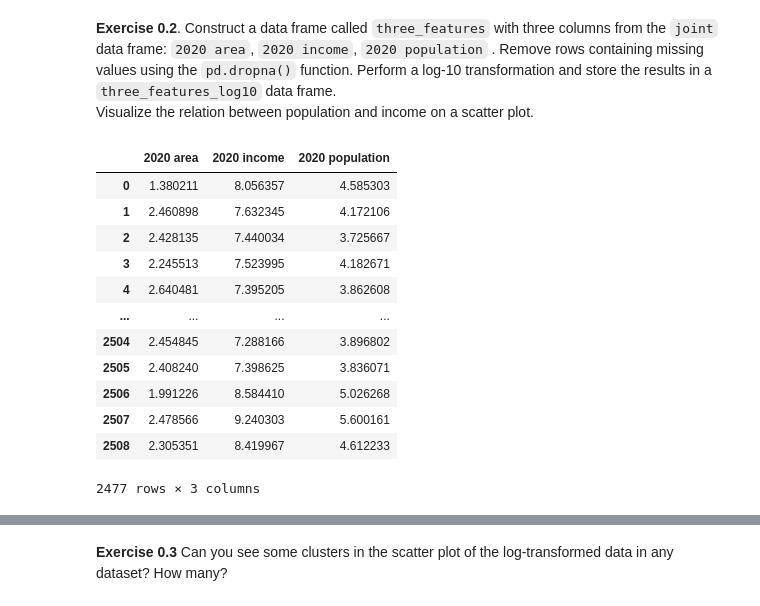
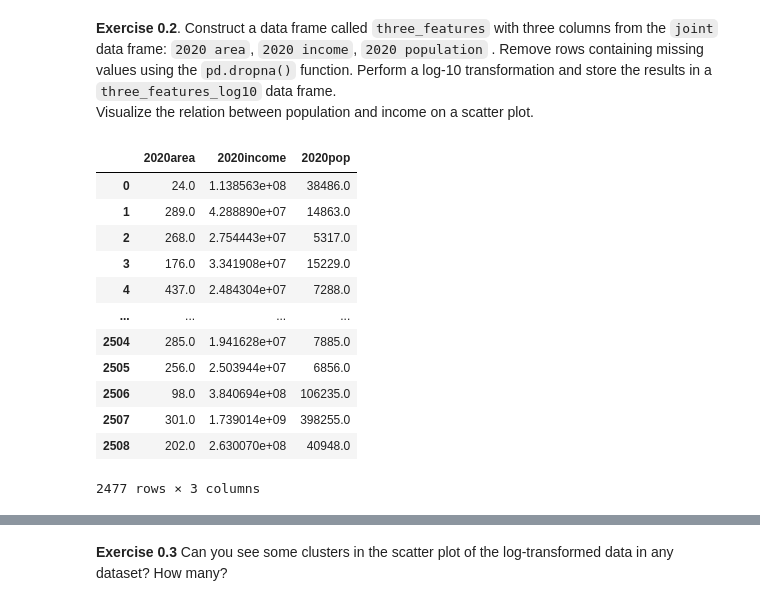
Before and after one commit to sylwia-sapkowska/intro-to-ml, a Jupyter notebook: 4_Clustering_student_version.ipynb, the cells around one changed output, grey strips where cells are left out. Saved outputs shown, nothing was run; the diff lists cells and outputs as text; code cells hidden in the pictures.

```diff
--- a/4_Clustering_student_version.ipynb
+++ b/4_Clustering_student_version.ipynb
@@ -160,19 +184,20 @@ px.scatter_3d(three_features_log10,x="2020area",y="2020income",z="2020pop")
 Visualize the relation between population and income on a scatter plot.
 # %%
 # Put your code here
+three_features
 # %% [output]
-|  | 2020 area | 2020 income | 2020 population |
-| 0 | 1.380211 | 8.056357 | 4.585303 |
-| 1 | 2.460898 | 7.632345 | 4.172106 |
-| 2 | 2.428135 | 7.440034 | 3.725667 |
-| 3 | 2.245513 | 7.523995 | 4.182671 |
-| 4 | 2.640481 | 7.395205 | 3.862608 |
+|  | 2020area | 2020income | 2020pop |
+| 0 | 24.0 | 1.138563e+08 | 38486.0 |
+| 1 | 289.0 | 4.288890e+07 | 14863.0 |
+| 2 | 268.0 | 2.754443e+07 | 5317.0 |
+| 3 | 176.0 | 3.341908e+07 | 15229.0 |
+| 4 | 437.0 | 2.484304e+07 | 7288.0 |
 | ... | ... | ... | ... |
-| 2504 | 2.454845 | 7.288166 | 3.896802 |
-| 2505 | 2.408240 | 7.398625 | 3.836071 |
-| 2506 | 1.991226 | 8.584410 | 5.026268 |
-| 2507 | 2.478566 | 9.240303 | 5.600161 |
-| 2508 | 2.305351 | 8.419967 | 4.612233 |
+| 2504 | 285.0 | 1.941628e+07 | 7885.0 |
+| 2505 | 256.0 | 2.503944e+07 | 6856.0 |
+| 2506 | 98.0 | 3.840694e+08 | 106235.0 |
+| 2507 | 301.0 | 1.739014e+09 | 398255.0 |
+| 2508 | 202.0 | 2.630070e+08 | 40948.0 |
 2477 rows × 3 columns
 # %%
 # Put your code here
```
Also changed, not shown: parts of 17 cells of this notebook.
